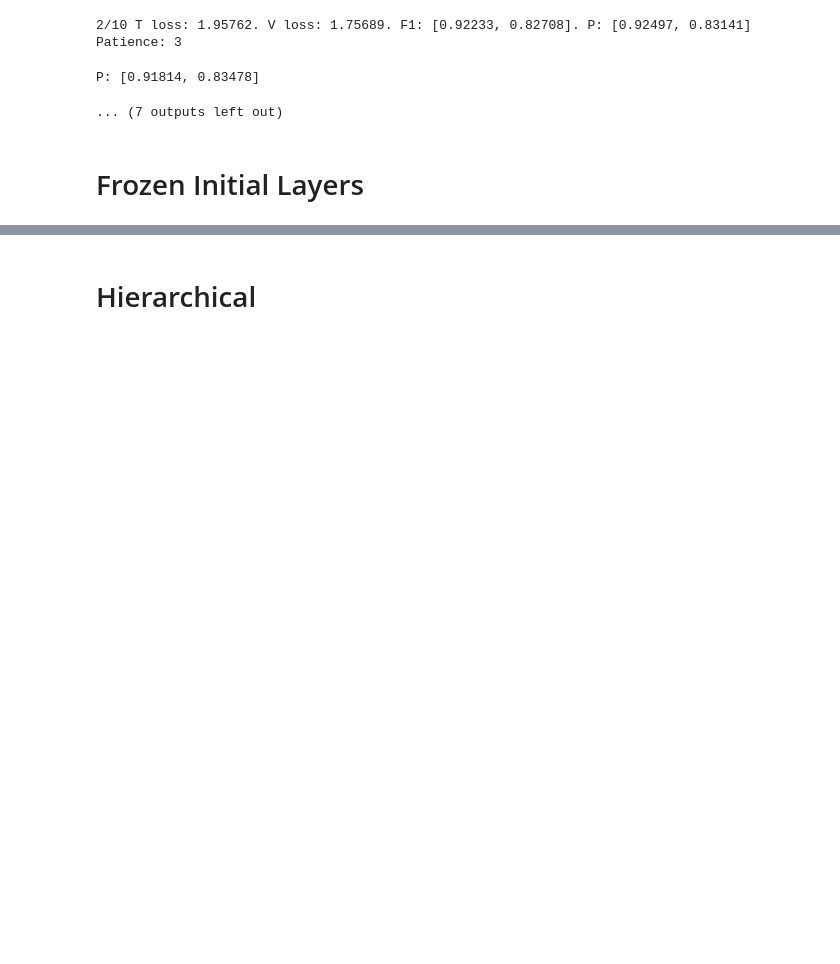
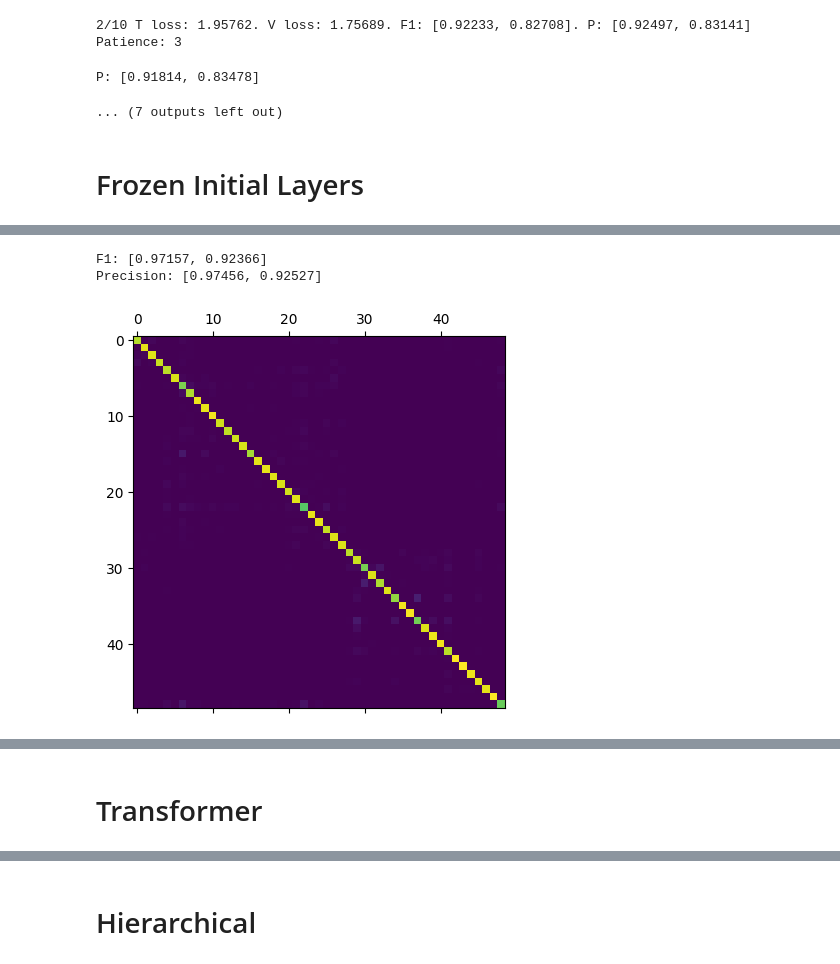
Before and after one commit to Vincent-Therrien/stelaro, a Jupyter notebook: demonstrations/mamba.ipynb, the cells around one changed output, grey strips where cells are left out. Drawn from its saved outputs; the diff is of its cells as text; code cells hidden in the pictures; blank space fills up the shorter version.

```diff
--- a/demonstrations/mamba.ipynb
+++ b/demonstrations/mamba.ipynb
@@ -785,0 +842,18 @@ Correctly predicted masked tokens: 156 / 4883 (3.1948 %).
+# %%
+result = models.evaluate(classifier, test_data, "cuda", mapping)
+rounded_result = [float(f"{r:.5}") for r in result]
+print(f"F1: {rounded_result}")
+result = models.evaluate_precision(classifier, test_data, "cuda", mapping)
+rounded_result = [float(f"{r:.5}") for r in result]
+print(f"Precision: {rounded_result}")
+# %% [output]
+F1: [0.97157, 0.92366]
+Precision: [0.97456, 0.92527]
+# %%
+matrix = models.confusion_matrix(classifier, test_data, "cuda", mapping)
+plt.matshow(matrix)
+plt.show()
+np.set_printoptions(precision=3, suppress=True, linewidth=500, threshold=np.inf)
+print(matrix)
+# %% [output]
+[figure, added]
@@ -787,0 +879,2 @@ torch.save(classifier.model.state_dict(), "trained_models/mamba_v1/model.pt2")
+# %% [markdown]
+# Transformer
```
Also changed, not shown: parts of 9 cells of this notebook, 3 other files.
